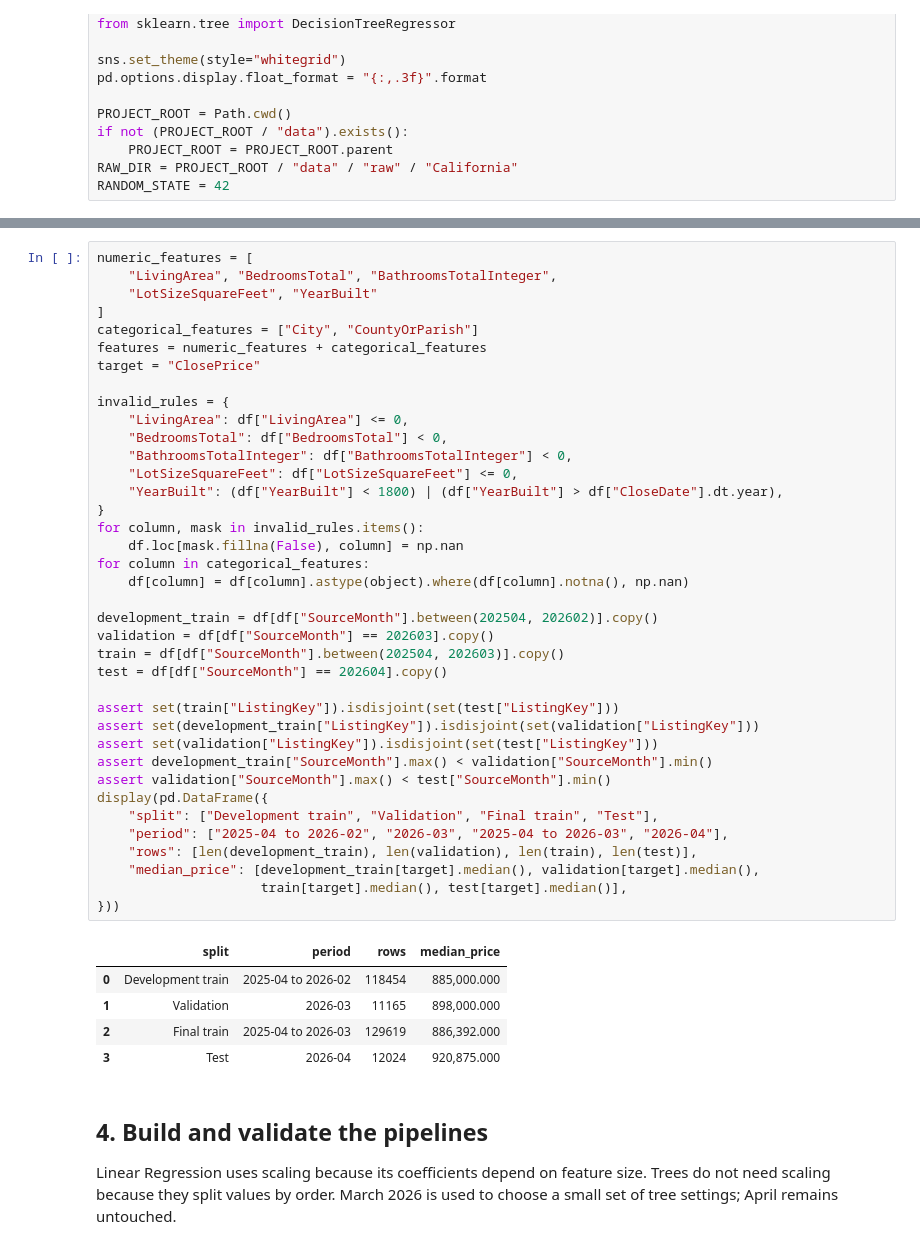
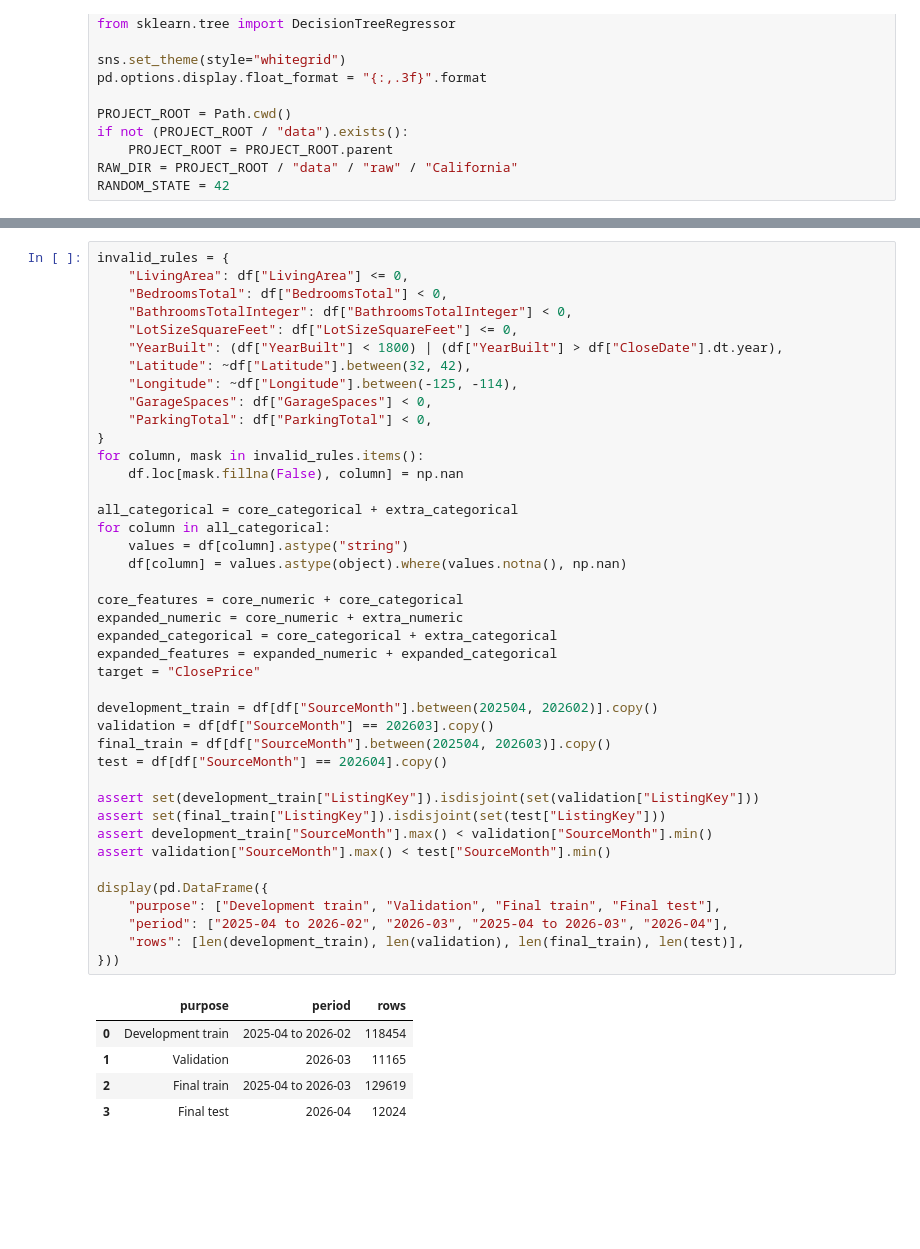
Before and after one commit to Jackyfirrest/IDX-Exchange-Data-Science, a Jupyter notebook: notebooks/04_model_comparison.ipynb, the cells around one changed output, grey strips where cells are left out. Cells and saved outputs as stored; diff of their text form; blank space fills up the shorter version.

```diff
--- a/notebooks/04_model_comparison.ipynb
+++ b/notebooks/04_model_comparison.ipynb
@@ -111,48 +92,47 @@ Use the same features as Week 4. Keep April 2026 as the final test month and use
 # %%
-numeric_features = [
-    "LivingArea", "BedroomsTotal", "BathroomsTotalInteger",
-    "LotSizeSquareFeet", "YearBuilt"
-]
-categorical_features = ["City", "CountyOrParish"]
-features = numeric_features + categorical_features
-target = "ClosePrice"
-
 invalid_rules = {
     "LivingArea": df["LivingArea"] <= 0,
     "BedroomsTotal": df["BedroomsTotal"] < 0,
     "BathroomsTotalInteger": df["BathroomsTotalInteger"] < 0,
     "LotSizeSquareFeet": df["LotSizeSquareFeet"] <= 0,
     "YearBuilt": (df["YearBuilt"] < 1800) | (df["YearBuilt"] > df["CloseDate"].dt.year),
+    "Latitude": ~df["Latitude"].between(32, 42),
+    "Longitude": ~df["Longitude"].between(-125, -114),
+    "GarageSpaces": df["GarageSpaces"] < 0,
+    "ParkingTotal": df["ParkingTotal"] < 0,
 }
 for column, mask in invalid_rules.items():
     df.loc[mask.fillna(False), column] = np.nan
-for column in categorical_features:
-    df[column] = df[column].astype(object).where(df[column].notna(), np.nan)
+
+all_categorical = core_categorical + extra_categorical
+for column in all_categorical:
+    values = df[column].astype("string")
+    df[column] = values.astype(object).where(values.notna(), np.nan)
+
+core_features = core_numeric + core_categorical
+expanded_numeric = core_numeric + extra_numeric
+expanded_categorical = core_categorical + extra_categorical
+expanded_features = expanded_numeric + expanded_categorical
+target = "ClosePrice"
 
 development_train = df[df["SourceMonth"].between(202504, 202602)].copy()
 validation = df[df["SourceMonth"] == 202603].copy()
-train = df[df["SourceMonth"].between(202504, 202603)].copy()
+final_train = df[df["SourceMonth"].between(202504, 202603)].copy()
 test = df[df["SourceMonth"] == 202604].copy()
 
-assert set(train["ListingKey"]).isdisjoint(set(test["ListingKey"]))
 assert set(development_train["ListingKey"]).isdisjoint(set(validation["ListingKey"]))
-assert set(validation["ListingKey"]).isdisjoint(set(test["ListingKey"]))
+assert set(final_train["ListingKey"]).isdisjoint(set(test["ListingKey"]))
 assert development_train["SourceMonth"].max() < validation["SourceMonth"].min()
 assert validation["SourceMonth"].max() < test["SourceMonth"].min()
+
 display(pd.DataFrame({
-    "split": ["Development train", "Validation", "Final train", "Test"],
+    "purpose": ["Development train", "Validation", "Final train", "Final test"],
     "period": ["2025-04 to 2026-02", "2026-03", "2025-04 to 2026-03", "2026-04"],
-    "rows": [len(development_train), len(validation), len(train), len(test)],
-    "median_price": [development_train[target].median(), validation[target].median(),
-                     train[target].median(), test[target].median()],
+    "rows": [len(development_train), len(validation), len(final_train), len(test)],
 }))
 # %% [output]
-|  | split | period | rows | median_price |
-| 0 | Development train | 2025-04 to 2026-02 | 118454 | 885,000.000 |
-| 1 | Validation | 2026-03 | 11165 | 898,000.000 |
-| 2 | Final train | 2025-04 to 2026-03 | 129619 | 886,392.000 |
-| 3 | Test | 2026-04 | 12024 | 920,875.000 |
+|  | purpose | period | rows |
+| 0 | Development train | 2025-04 to 2026-02 | 118454 |
+| 1 | Validation | 2026-03 | 11165 |
+| 2 | Final train | 2025-04 to 2026-03 | 129619 |
+| 3 | Final test | 2026-04 | 12024 |
-# %% [markdown]
-## 4. Build and validate the pipelines
-
-Linear Regression uses scaling because its coefficients depend on feature size. Trees do not need scaling because they split values by order. March 2026 is used to choose a small set of tree settings; April remains untouched.
```
Also changed, not shown: parts of 25 cells of this notebook, 3 other files.
